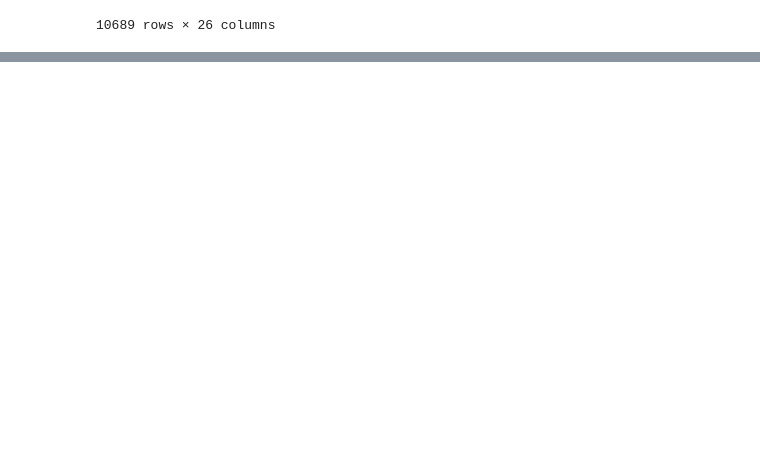
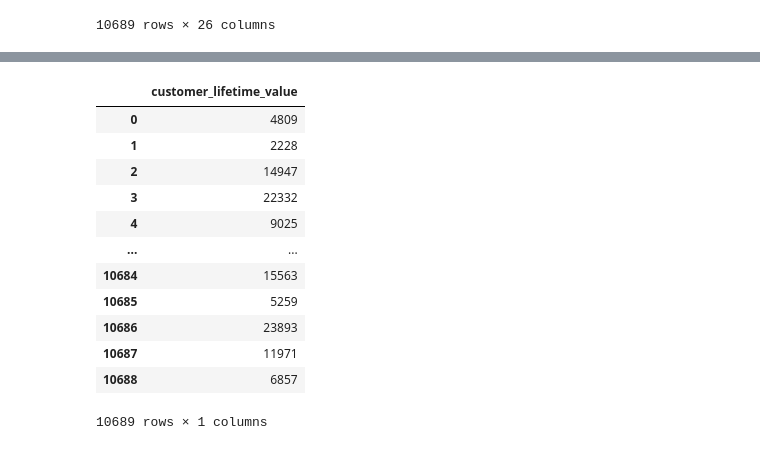
Before and after one commit to ajaykrishna2810/IronHack-Lab-Ajay, a Jupyter notebook: week4/Monday/data_transformation.ipynb, the cells around one changed output, grey strips where cells are left out. Saved outputs shown, nothing was run; the diff lists cells and outputs as text; code cells hidden in the pictures; blank space fills up the shorter version.

```diff
--- a/week4/Monday/data_transformation.ipynb
+++ b/week4/Monday/data_transformation.ipynb
@@ -118,0 +149,18 @@ dfca['vehicle_size_num'] = dfca['vehicle_size'].map(veh_size_map)
+# %%
+from sklearn.preprocessing import power_transform
+varB = dfnm[["customer_lifetime_value"]] ### double bracket bro!!!! that was the trick!
+power_transformed = power_transform(data, method='box-cox'))
+# %% [output]
+|  | customer_lifetime_value |
+| 0 | 4809 |
+| 1 | 2228 |
+| 2 | 14947 |
+| 3 | 22332 |
+| 4 | 9025 |
+| ... | ... |
+| 10684 | 15563 |
+| 10685 | 5259 |
+| 10686 | 23893 |
+| 10687 | 11971 |
+| 10688 | 6857 |
+10689 rows × 1 columns
```
Also changed, not shown: parts of 4 cells of this notebook.
